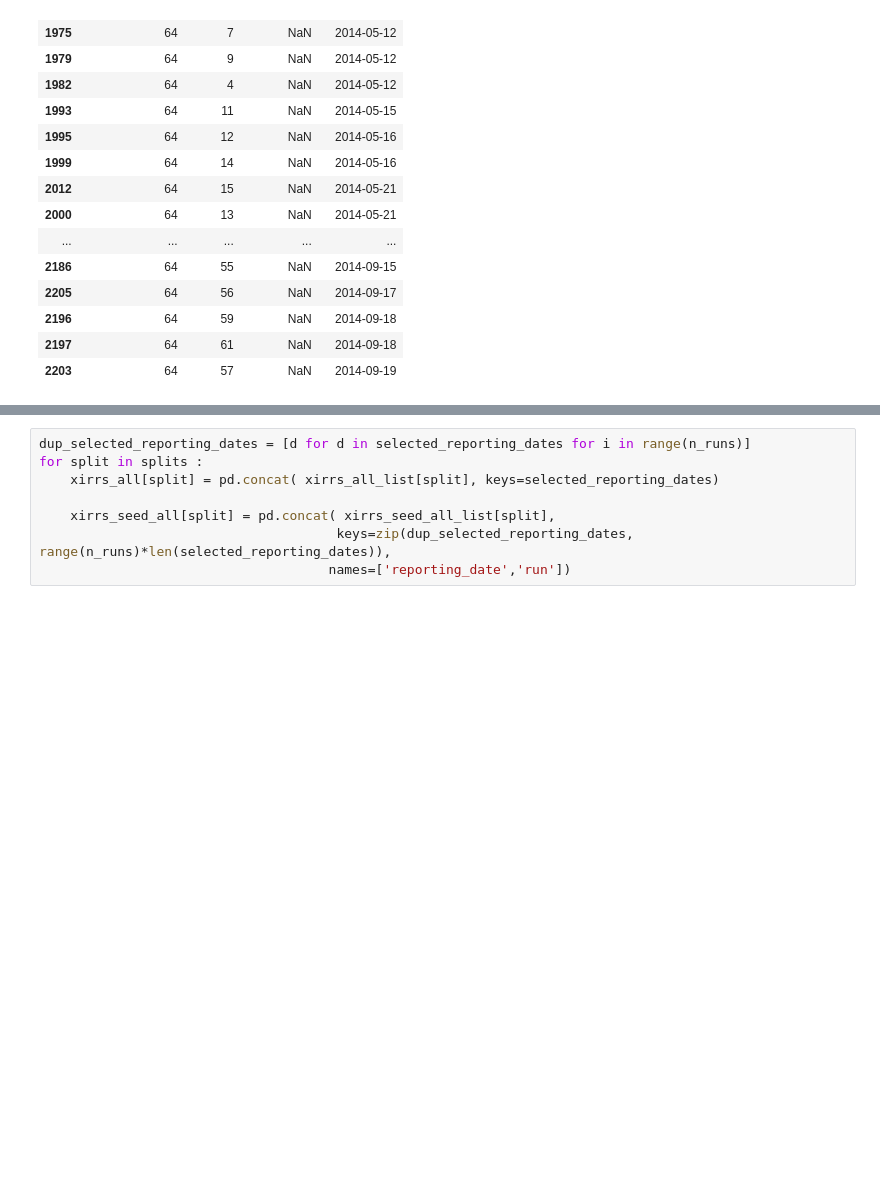
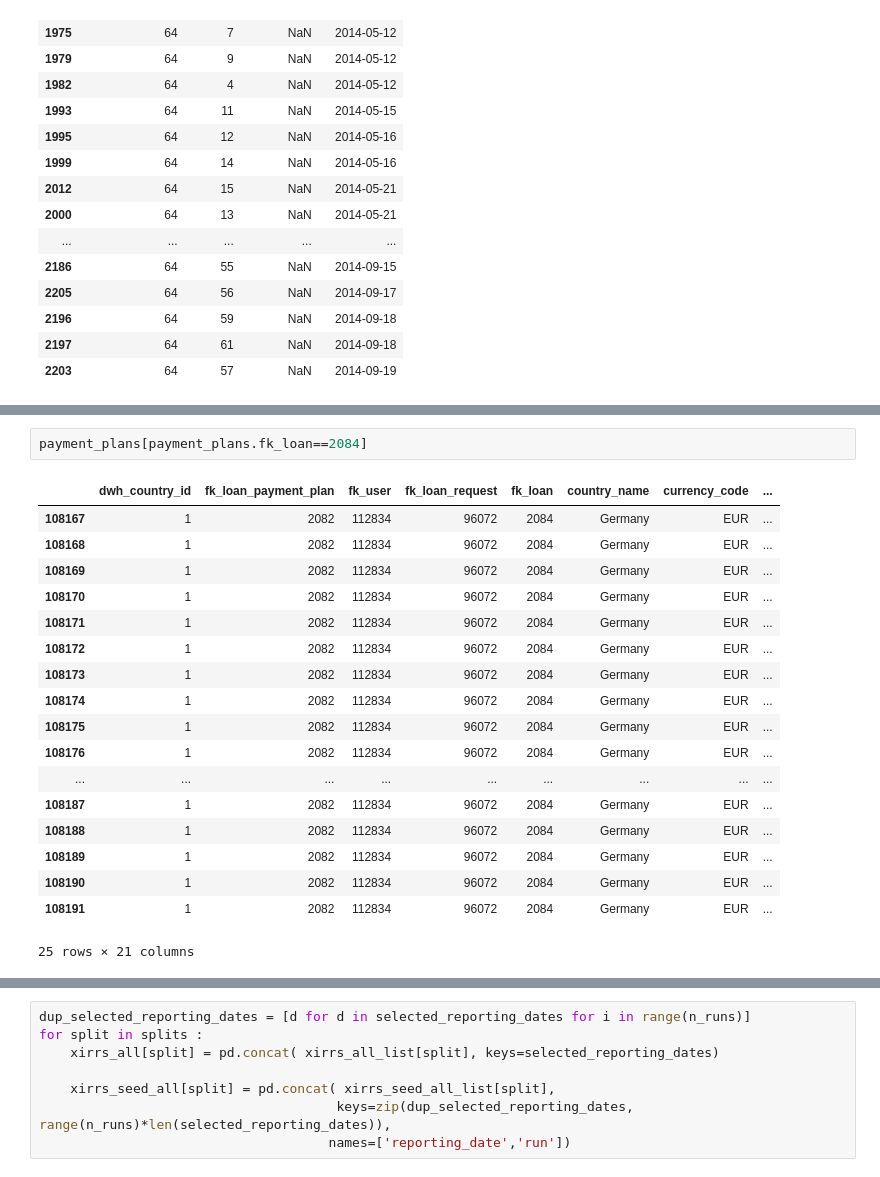
Before and after one commit to seanv507/lendico, a Jupyter notebook: Projects/Returns/src/returns01.ipynb, the cells around one changed output, grey strips where cells are left out. Drawn from its saved outputs; the diff is of its cells as text; blank space fills up the shorter version.

```diff
--- a/Projects/Returns/src/returns01.ipynb
+++ b/Projects/Returns/src/returns01.ipynb
@@ -336 +168,22 @@ z1
+# %%
+payment_plans[payment_plans.fk_loan==2084]
+# %% [output]
+|  | dwh_country_id | fk_loan_payment_plan | fk_user | fk_loan_request | fk_loan | country_name | currency_code | ... |
+| 108167 | 1 | 2082 | 112834 | 96072 | 2084 | Germany | EUR | ... |
+| 108168 | 1 | 2082 | 112834 | 96072 | 2084 | Germany | EUR | ... |
+| 108169 | 1 | 2082 | 112834 | 96072 | 2084 | Germany | EUR | ... |
+| 108170 | 1 | 2082 | 112834 | 96072 | 2084 | Germany | EUR | ... |
+| 108171 | 1 | 2082 | 112834 | 96072 | 2084 | Germany | EUR | ... |
+| 108172 | 1 | 2082 | 112834 | 96072 | 2084 | Germany | EUR | ... |
+| 108173 | 1 | 2082 | 112834 | 96072 | 2084 | Germany | EUR | ... |
+| 108174 | 1 | 2082 | 112834 | 96072 | 2084 | Germany | EUR | ... |
+| 108175 | 1 | 2082 | 112834 | 96072 | 2084 | Germany | EUR | ... |
+| 108176 | 1 | 2082 | 112834 | 96072 | 2084 | Germany | EUR | ... |
+| ... | ... | ... | ... | ... | ... | ... | ... | ... |
+| 108187 | 1 | 2082 | 112834 | 96072 | 2084 | Germany | EUR | ... |
+| 108188 | 1 | 2082 | 112834 | 96072 | 2084 | Germany | EUR | ... |
+| 108189 | 1 | 2082 | 112834 | 96072 | 2084 | Germany | EUR | ... |
+| 108190 | 1 | 2082 | 112834 | 96072 | 2084 | Germany | EUR | ... |
+| 108191 | 1 | 2082 | 112834 | 96072 | 2084 | Germany | EUR | ... |
+25 rows × 21 columns
 # %%
```
Also changed, not shown: parts of 36 cells of this notebook, 5 other files.
